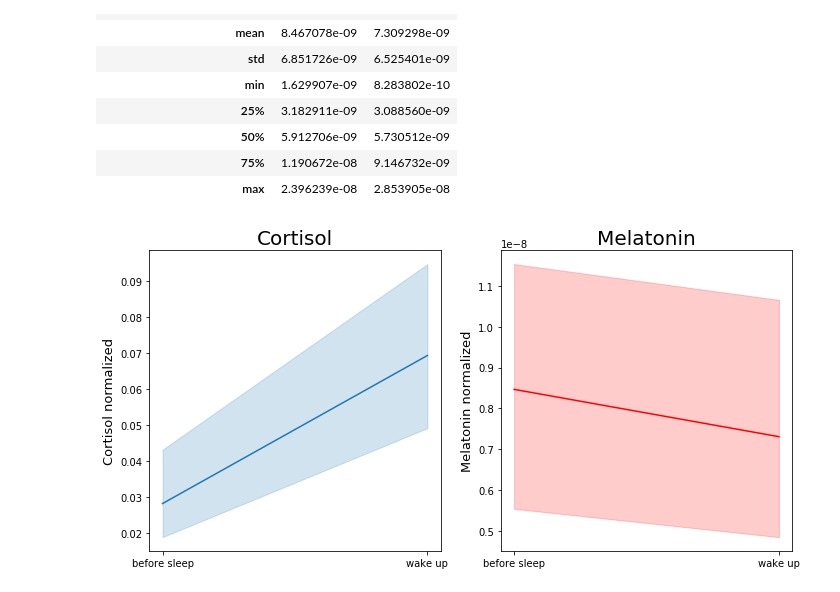
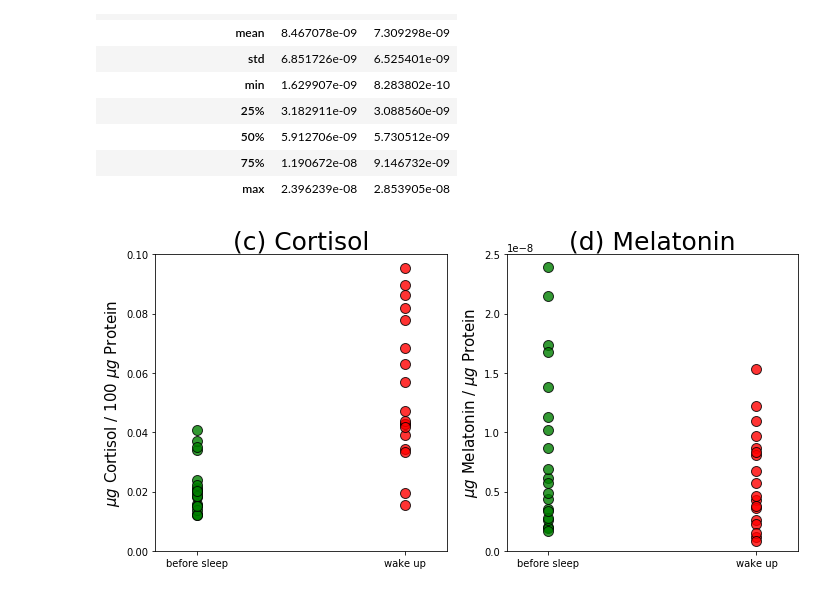
Before and after one commit to RossiAlessio/MMASH, a Jupyter notebook: Code_MMASH.ipynb, the cells around one changed output. Saved outputs shown, nothing was run; the diff lists cells and outputs as text; code cells hidden in the pictures.

```diff
--- a/Code_MMASH.ipynb
+++ b/Code_MMASH.ipynb
@@ -318,18 +330,30 @@ df_saliva.groupby('SAMPLES').describe().T # Descriptive statistic of hormone con
 # %%
 # Line plot of Cortisol and Melatonin concentrations obtained from saliva sample. Differencebetween “before sleep” and “wake up” hormones concentration
 
 f,ax = plt.subplots(1,2,figsize=(10,5))
-sns.lineplot(x="SAMPLES", y="Cortisol NORM", data=df_saliva, ax=ax[0])
-ax[0].set_title('Cortisol',fontsize=20)
-ax[0].set_ylabel('Cortisol normalized',fontsize=13)
+for w,c in zip(['before sleep','wake up'],['g','r']):
+    df_w = df_saliva[df_saliva['SAMPLES']==w]
+    df_w = df_w[df_w['Cortisol NORM']<0.1]
+    ax[0].scatter([w]*len(df_w), df_w['Cortisol NORM'], c=c, label=w, edgecolors='k', s=100, alpha=0.8)
+ax[0].set_title('(c) Cortisol',fontsize=25)
+ax[0].set_ylabel('$\mu g$ Cortisol / 100 $\mu g$ Protein',fontsize=15)
 ax[0].set_xlabel('')
+plt.sca(ax[0])
+plt.xlim(-0.2,1.2)
+plt.ylim(0,0.10)
 
-sns.lineplot(x="SAMPLES", y="Melatonin NORM", data=df_saliva, ax=ax[1], color='r')
-ax[1].set_title('Melatonin',fontsize=20)
-ax[1].set_ylabel('Melatonin normalized',fontsize=13)
+for w,c in zip(['before sleep','wake up'],['g','r']):
+    df_w = df_saliva[df_saliva['SAMPLES']==w]
+    df_w = df_w[df_w['Melatonin NORM']<2.5e-8]
+    ax[1].scatter([w]*len(df_w), df_w['Melatonin NORM'], c=c, edgecolors='k', s=100, alpha=0.8)
+ax[1].set_title('(d) Melatonin',fontsize=25)
+ax[1].set_ylabel('$\mu g$ Melatonin / $\mu g$ Protein',fontsize=15)
 ax[1].set_xlabel('')
+plt.sca(ax[1])
+plt.xlim(-0.2,1.2)
+plt.ylim(0,2.5e-8)
 
 f.tight_layout()
 plt.show()
 # %% [output]
-[figure, old version]
+[figure, new version]
```
Also changed, not shown: parts of 5 cells of this notebook.
